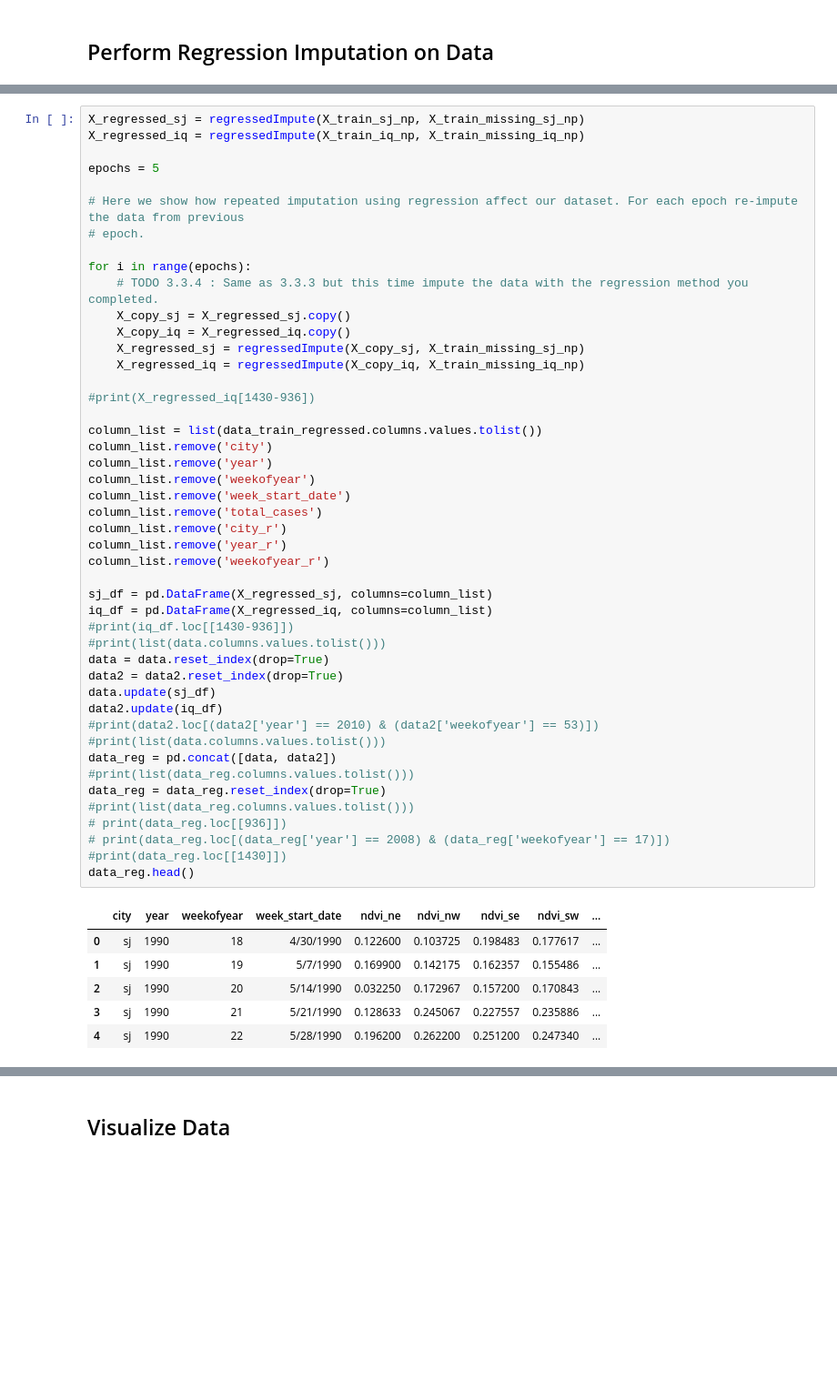
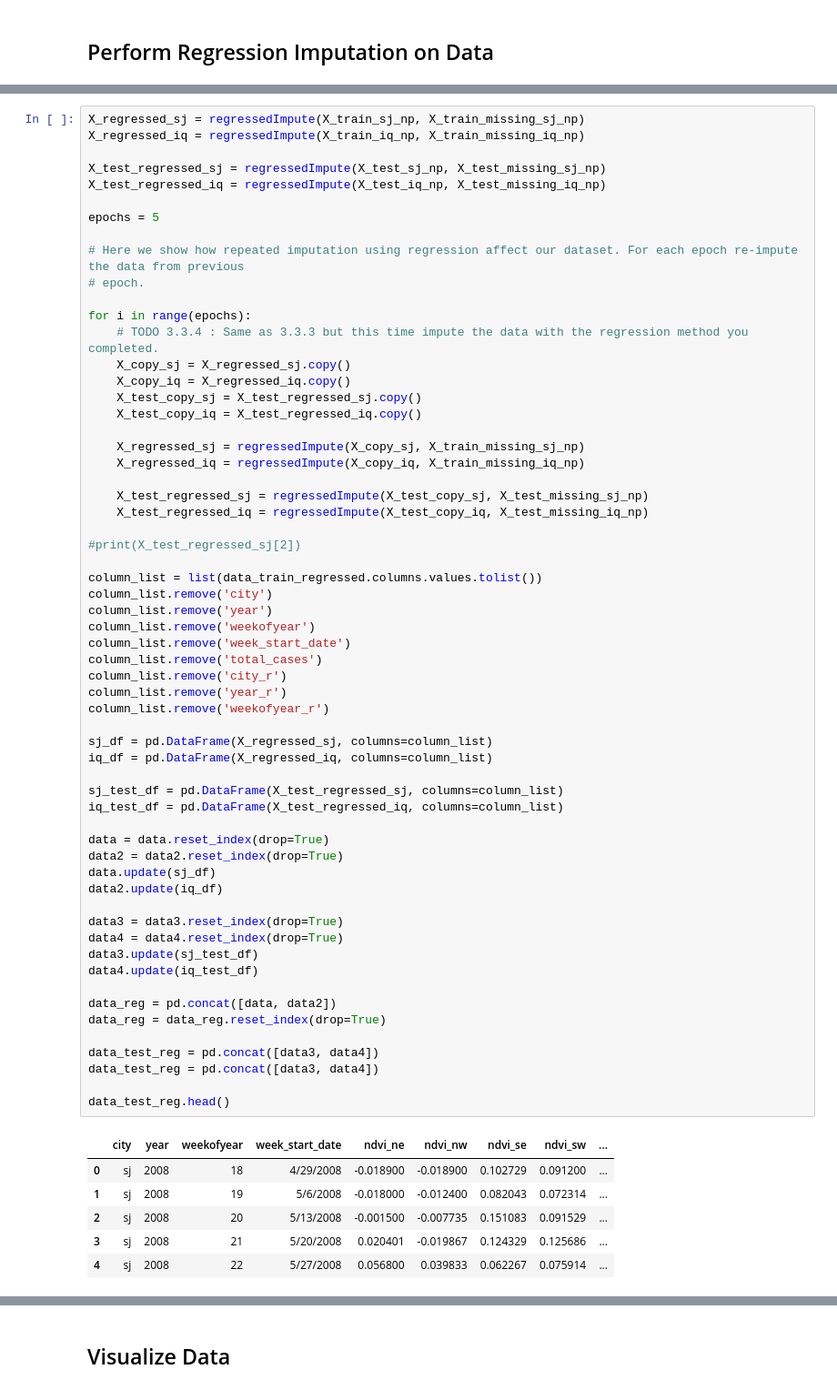
Before and after one commit to dineshjagai/CIS-520-Final-Project, a Jupyter notebook: FinalProject.ipynb, the cells around one changed output, grey strips where cells are left out. Shown: that part at 91% size. Drawn from its saved outputs; the diff is of its cells as text; blank space fills up the shorter version.

```diff
--- a/FinalProject.ipynb
+++ b/FinalProject.ipynb
@@ -157,6 +156,9 @@ def regressedImpute(X_baseImputed, X_miss):
 # %%
 X_regressed_sj = regressedImpute(X_train_sj_np, X_train_missing_sj_np)
 X_regressed_iq = regressedImpute(X_train_iq_np, X_train_missing_iq_np)
+
+X_test_regressed_sj = regressedImpute(X_test_sj_np, X_test_missing_sj_np)
+X_test_regressed_iq = regressedImpute(X_test_iq_np, X_test_missing_iq_np)
 
 epochs = 5
 
@@ -164,46 +166,57 @@ epochs = 5
 # epoch.
 
 for i in range(epochs):
     # TODO 3.3.4 : Same as 3.3.3 but this time impute the data with the regression method you completed.
     X_copy_sj = X_regressed_sj.copy()
     X_copy_iq = X_regressed_iq.copy()
+    X_test_copy_sj = X_test_regressed_sj.copy()
+    X_test_copy_iq = X_test_regressed_iq.copy()
+
     X_regressed_sj = regressedImpute(X_copy_sj, X_train_missing_sj_np)
     X_regressed_iq = regressedImpute(X_copy_iq, X_train_missing_iq_np)
 
-#print(X_regressed_iq[1430-936])
+    X_test_regressed_sj = regressedImpute(X_test_copy_sj, X_test_missing_sj_np)
+    X_test_regressed_iq = regressedImpute(X_test_copy_iq, X_test_missing_iq_np)
+
+#print(X_test_regressed_sj[2])
 
 column_list = list(data_train_regressed.columns.values.tolist())
 column_list.remove('city')
 column_list.remove('year')
 column_list.remove('weekofyear')
 column_list.remove('week_start_date')
 column_list.remove('total_cases')
 column_list.remove('city_r')
 column_list.remove('year_r')
 column_list.remove('weekofyear_r')
 
 sj_df = pd.DataFrame(X_regressed_sj, columns=column_list)
 iq_df = pd.DataFrame(X_regressed_iq, columns=column_list)
-#print(iq_df.loc[[1430-936]])
-#print(list(data.columns.values.tolist()))
+
+sj_test_df = pd.DataFrame(X_test_regressed_sj, columns=column_list)
+iq_test_df = pd.DataFrame(X_test_regressed_iq, columns=column_list)
+
 data = data.reset_index(drop=True)
 data2 = data2.reset_index(drop=True)
 data.update(sj_df)
 data2.update(iq_df)
-#print(data2.loc[(data2['year'] == 2010) & (data2['weekofyear'] == 53)])
-#print(list(data.columns.values.tolist()))
+
+data3 = data3.reset_index(drop=True)
+data4 = data4.reset_index(drop=True)
+data3.update(sj_test_df)
+data4.update(iq_test_df)
+
 data_reg = pd.concat([data, data2])
-#print(list(data_reg.columns.values.tolist()))
 data_reg = data_reg.reset_index(drop=True)
-#print(list(data_reg.columns.values.tolist()))
-# print(data_reg.loc[[936]])
-# print(data_reg.loc[(data_reg['year'] == 2008) & (data_reg['weekofyear'] == 17)])
-#print(data_reg.loc[[1430]])
-data_reg.head()
+
+data_test_reg = pd.concat([data3, data4])
+data_test_reg = pd.concat([data3, data4])
+
+data_test_reg.head()
 # %% [output]
 |  | city | year | weekofyear | week_start_date | ndvi_ne | ndvi_nw | ndvi_se | ndvi_sw | ... |
-| 0 | sj | 1990 | 18 | 4/30/1990 | 0.122600 | 0.103725 | 0.198483 | 0.177617 | ... |
-| 1 | sj | 1990 | 19 | 5/7/1990 | 0.169900 | 0.142175 | 0.162357 | 0.155486 | ... |
-| 2 | sj | 1990 | 20 | 5/14/1990 | 0.032250 | 0.172967 | 0.157200 | 0.170843 | ... |
-| 3 | sj | 1990 | 21 | 5/21/1990 | 0.128633 | 0.245067 | 0.227557 | 0.235886 | ... |
-| 4 | sj | 1990 | 22 | 5/28/1990 | 0.196200 | 0.262200 | 0.251200 | 0.247340 | ... |
+| 0 | sj | 2008 | 18 | 4/29/2008 | -0.018900 | -0.018900 | 0.102729 | 0.091200 | ... |
+| 1 | sj | 2008 | 19 | 5/6/2008 | -0.018000 | -0.012400 | 0.082043 | 0.072314 | ... |
+| 2 | sj | 2008 | 20 | 5/13/2008 | -0.001500 | -0.007735 | 0.151083 | 0.091529 | ... |
+| 3 | sj | 2008 | 21 | 5/20/2008 | 0.020401 | -0.019867 | 0.124329 | 0.125686 | ... |
+| 4 | sj | 2008 | 22 | 5/27/2008 | 0.056800 | 0.039833 | 0.062267 | 0.075914 | ... |
```
Also changed, not shown: parts of 5 cells of this notebook, 2 other files.
